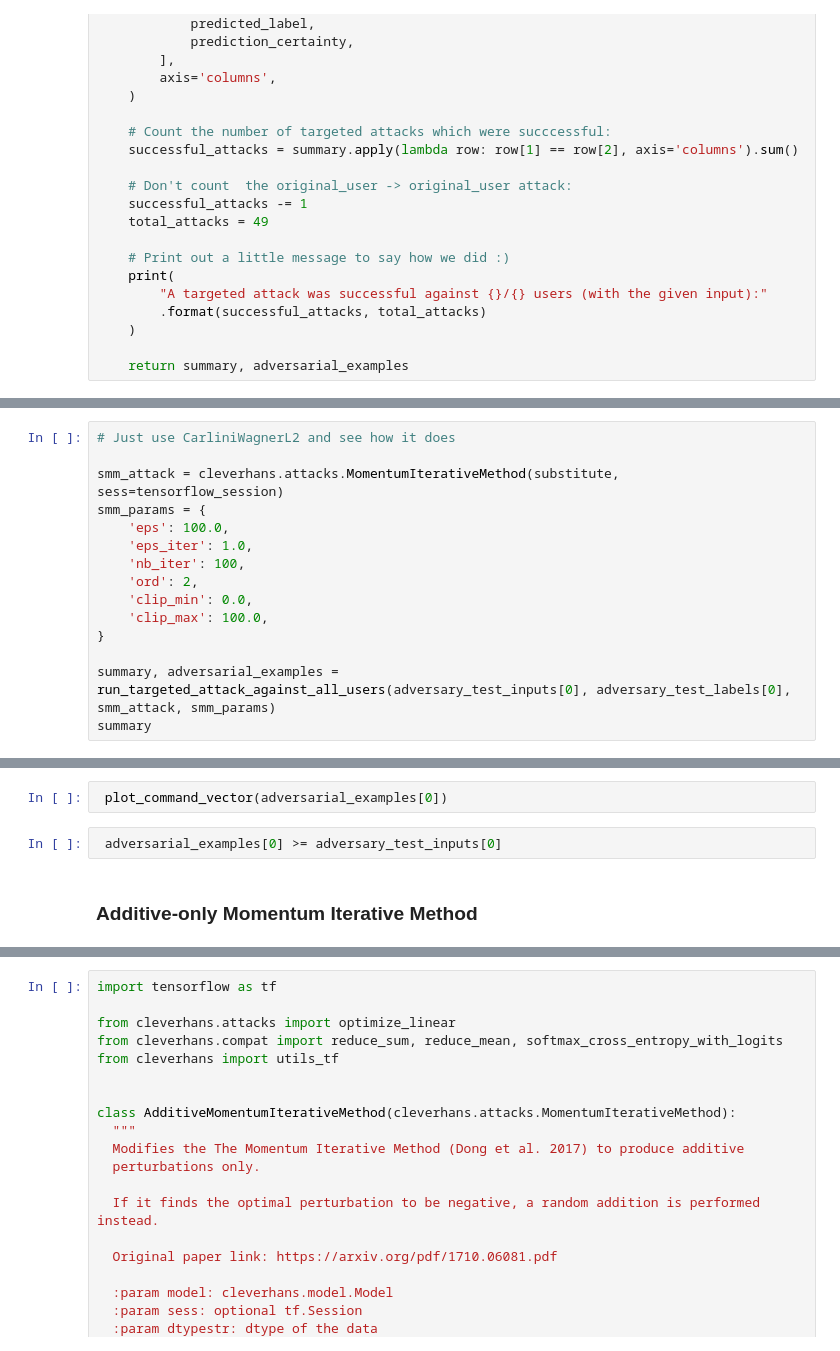
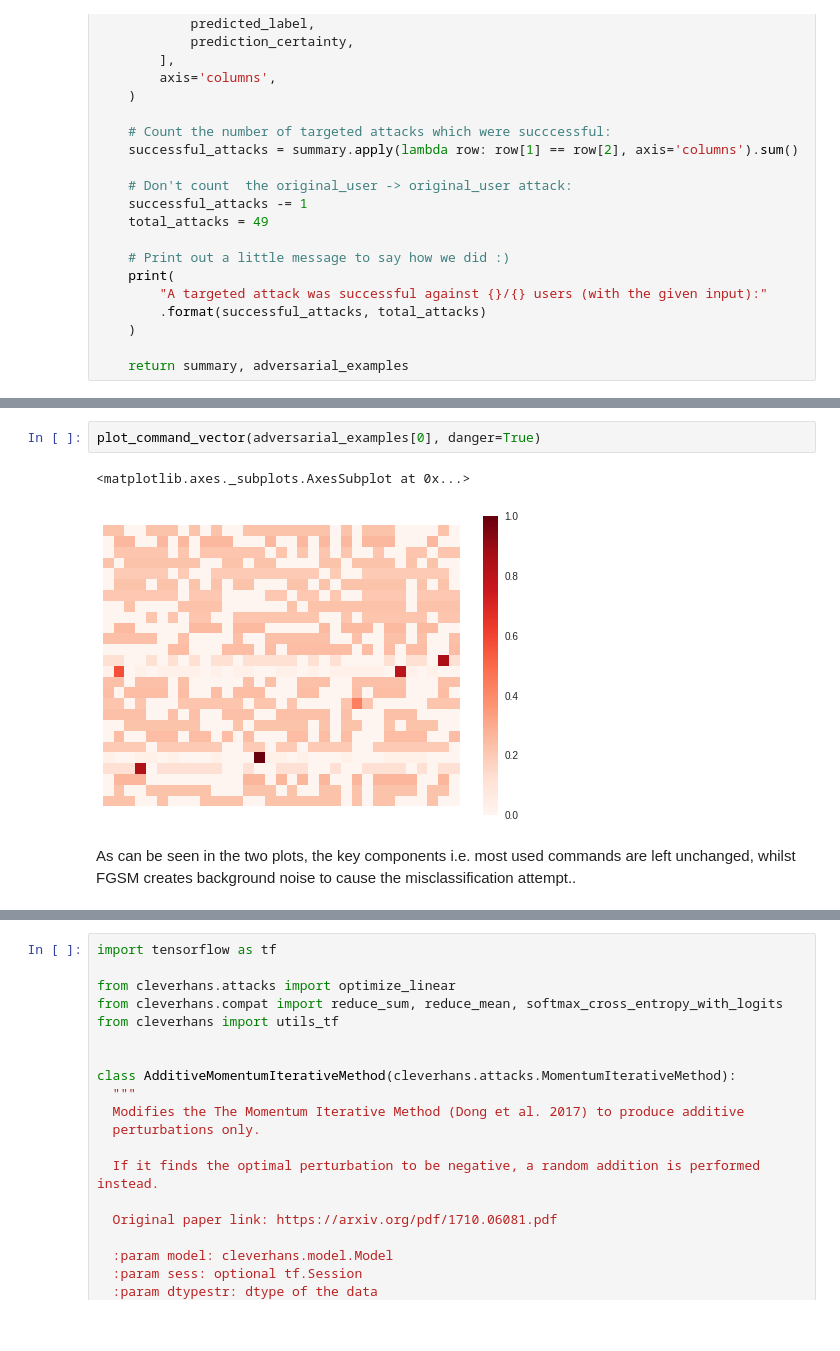
Before and after one commit to sydneyvert/Fooling-our-Neural-Network, a Jupyter notebook: project/report.ipynb, the cells around one changed output, grey strips where cells are left out. Drawn from its saved outputs; the diff is of its cells as text; blank space fills up the shorter version.

```diff
--- a/project/report.ipynb
+++ b/project/report.ipynb
@@ -773,15 +717,0 @@ Our optimisation functions considers the following most important:
-# %%
-# Just use CarliniWagnerL2 and see how it does
-
-smm_attack = cleverhans.attacks.MomentumIterativeMethod(substitute, sess=tensorflow_session)
-smm_params = {
-    'eps': 100.0,
-    'eps_iter': 1.0,
-    'nb_iter': 100,
-    'ord': 2,
-    'clip_min': 0.0,
-    'clip_max': 100.0,
-}
-
-summary, adversarial_examples = run_targeted_attack_against_all_users(adversary_test_inputs[0], adversary_test_labels[0], smm_attack, smm_params)
-summary
@@ -807,6 +723,7 @@ plot_command_vector(adversary_test_inputs[0])
-# %%
- plot_command_vector(adversarial_examples[0])
-# %%
- adversarial_examples[0] >= adversary_test_inputs[0]
-# %% [markdown]
-### Additive-only Momentum Iterative Method
+# %%
+plot_command_vector(adversarial_examples[0], danger=True)
+# %% [output]
+<matplotlib.axes._subplots.AxesSubplot at 0x...>
+[figure, added]
+# %% [markdown]
+As can be seen in the two plots, the key components i.e. most used commands are left unchanged, whilst FGSM creates background noise to cause the misclassification attempt..
```
Also changed, not shown: parts of 30 cells of this notebook.
